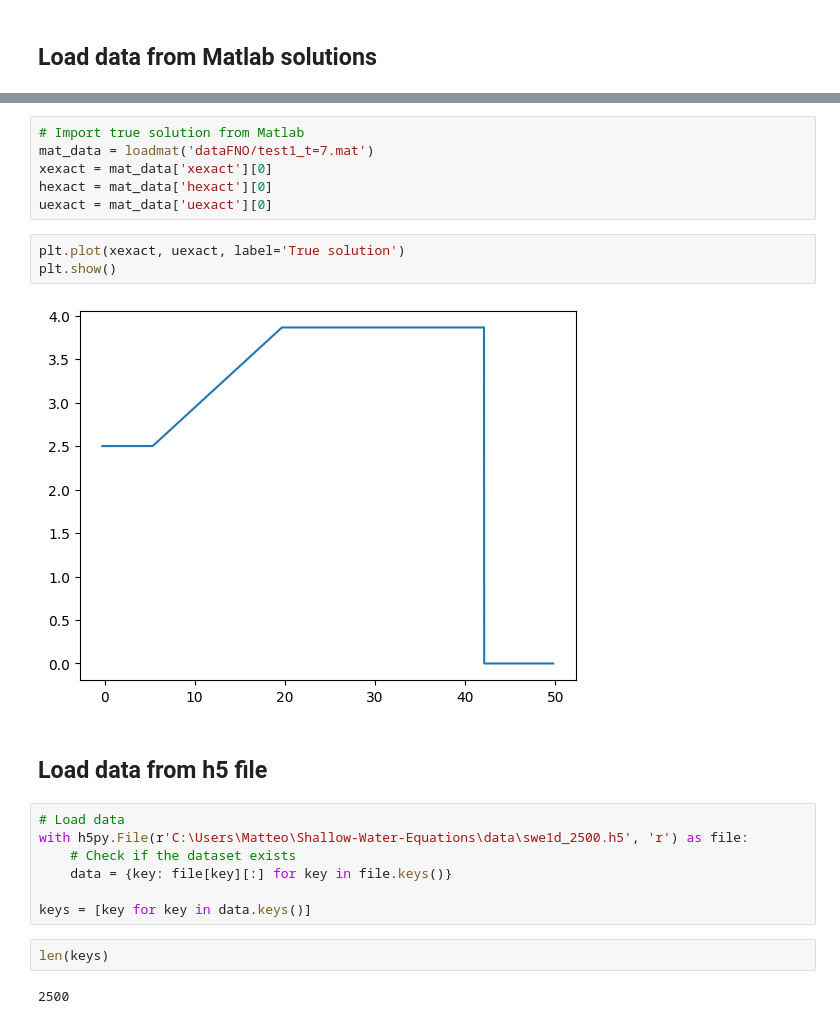
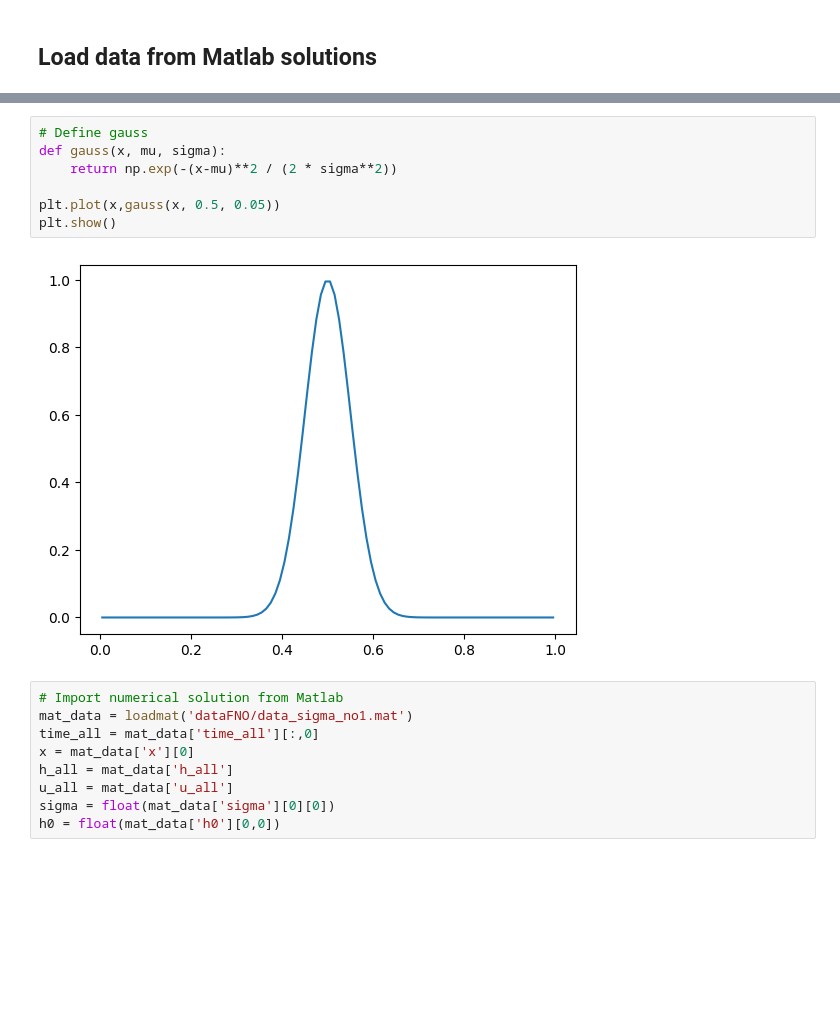
Before and after one commit to MelissaJessen/Shallow-Water-Equations, a Jupyter notebook: data-generation.ipynb, the cells around one changed output, grey strips where cells are left out. Drawn from its saved outputs; the diff is of its cells as text; blank space fills up the shorter version.

```diff
--- a/data-generation.ipynb
+++ b/data-generation.ipynb
@@ -36,24 +101,18 @@ hexact_all.shape
+# %%
+# Define gauss
+def gauss(x, mu, sigma):
+    return np.exp(-(x-mu)**2 / (2 * sigma**2))
+
+plt.plot(x,gauss(x, 0.5, 0.05))
+plt.show()
+# %% [output]
+[figure, added]
 # %%
-# Import true solution from Matlab
-mat_data = loadmat('dataFNO/test1_t=7.mat')
-xexact = mat_data['xexact'][0]
-hexact = mat_data['hexact'][0]
-uexact = mat_data['uexact'][0]
+# Import numerical solution from Matlab
+mat_data = loadmat('dataFNO/data_sigma_no1.mat')
+time_all = mat_data['time_all'][:,0]
+x = mat_data['x'][0]
+h_all = mat_data['h_all']
+u_all = mat_data['u_all']
+sigma = float(mat_data['sigma'][0][0])
+h0 = float(mat_data['h0'][0,0])
-# %%
-plt.plot(xexact, uexact, label='True solution')
-plt.show()
-# %% [output]
-[figure, removed]
-# %% [markdown]
-## Load data from h5 file
-# %%
-# Load data
-with h5py.File(r'C:\Users\Matteo\Shallow-Water-Equations\data\swe1d_2500.h5', 'r') as file:
-    # Check if the dataset exists
-    data = {key: file[key][:] for key in file.keys()}
-
-keys = [key for key in data.keys()]
-# %%
-len(keys)
-# %% [output]
-2500
```
Also changed, not shown: parts of 16 cells of this notebook, 28 other files.
